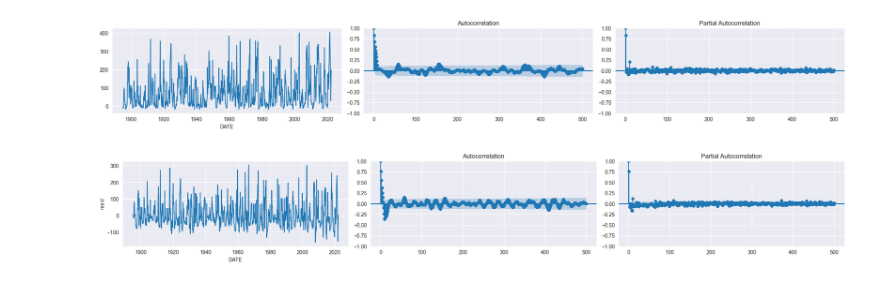
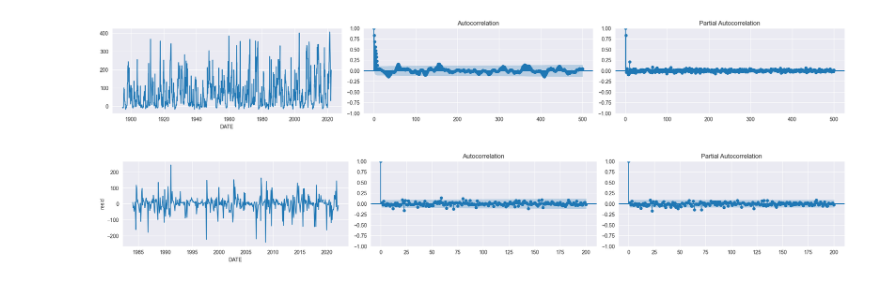
Before and after one commit to Menamot/SY09_Project, a Jupyter notebook: code/Week2.ipynb, the cells around one changed output. Cells and saved outputs as stored; diff of their text form; code cells hidden in the pictures.

```diff
--- a/code/Week2.ipynb
+++ b/code/Week2.ipynb
@@ -189,7 +189,10 @@ stats.probplot((aa-bb), dist="norm", plot=plt)
 plot_tri(Xd.trend+Xd.resid,500)
 # %% [output]
 [figure]
-# %%
-plot_tri(Xd.resid,500)
-# %% [output]
-[figure, removed]
+# %%
+aa=predictions+Xd.resid[len(Xd.seasonal)-460:-1]
+bb=test+Xd.resid[len(Xd.seasonal)-460:-1]
+res=aa-bb
+plot_tri(res,200)
+# %% [output]
+[figure, added]
```
